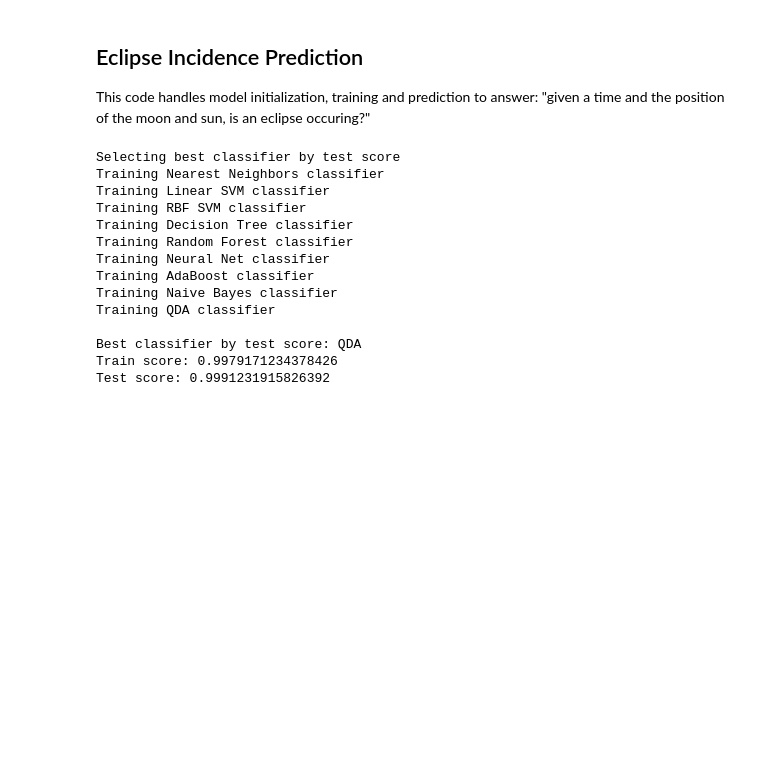
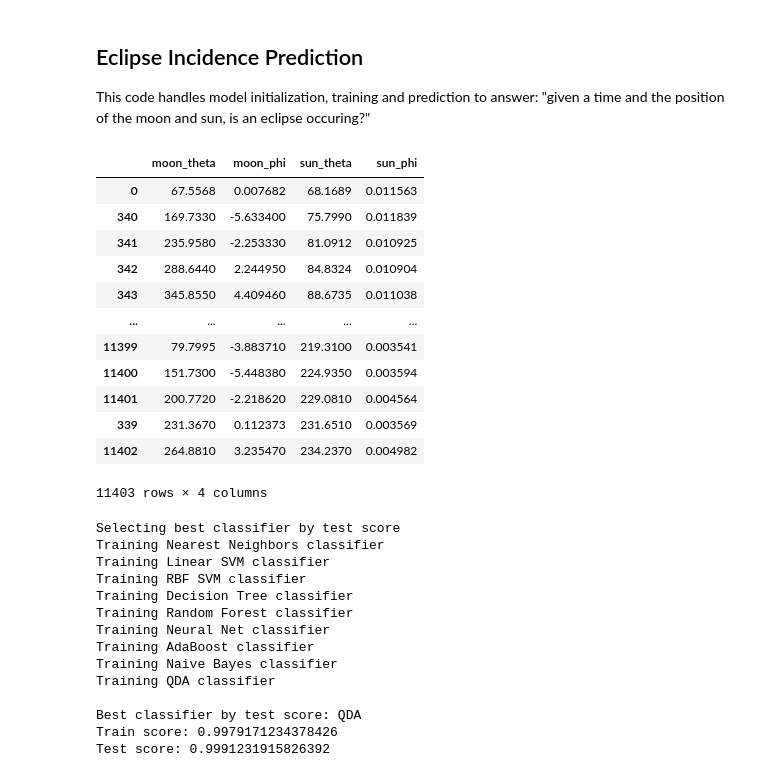
Before and after one commit to Kaahan/skep_project_s_final, a Jupyter notebook: eclipse/predict_eclipse.ipynb, the cells around one changed output. Cells and saved outputs as stored; diff of their text form; code cells hidden in the pictures; blank space fills up the shorter version.

```diff
--- a/eclipse/predict_eclipse.ipynb
+++ b/eclipse/predict_eclipse.ipynb
@@ -201,6 +219,22 @@ plot_parameter('sun_theta', 100)
 ## Eclipse Incidence Prediction
 
 This code handles model initialization, training and prediction to answer: "given a time and the position of the moon and sun, is an eclipse occuring?"
+# %%
+data[['moon_theta', 'moon_phi', 'sun_theta', 'sun_phi']]
+# %% [output]
+|  | moon_theta | moon_phi | sun_theta | sun_phi |
+| 0 | 67.5568 | 0.007682 | 68.1689 | 0.011563 |
+| 340 | 169.7330 | -5.633400 | 75.7990 | 0.011839 |
+| 341 | 235.9580 | -2.253330 | 81.0912 | 0.010925 |
+| 342 | 288.6440 | 2.244950 | 84.8324 | 0.010904 |
+| 343 | 345.8550 | 4.409460 | 88.6735 | 0.011038 |
+| ... | ... | ... | ... | ... |
+| 11399 | 79.7995 | -3.883710 | 219.3100 | 0.003541 |
+| 11400 | 151.7300 | -5.448380 | 224.9350 | 0.003594 |
+| 11401 | 200.7720 | -2.218620 | 229.0810 | 0.004564 |
+| 339 | 231.3670 | 0.112373 | 231.6510 | 0.003569 |
+| 11402 | 264.8810 | 3.235470 | 234.2370 | 0.004982 |
+11403 rows × 4 columns
 # %%
 X = np.array(data[['moon_theta', 'moon_phi', 'sun_theta', 'sun_phi']])
 X = np.append(X, [[d.jd] for d in data['ISO Date']], axis=1)
```
Also changed, not shown: parts of 11 cells of this notebook.
